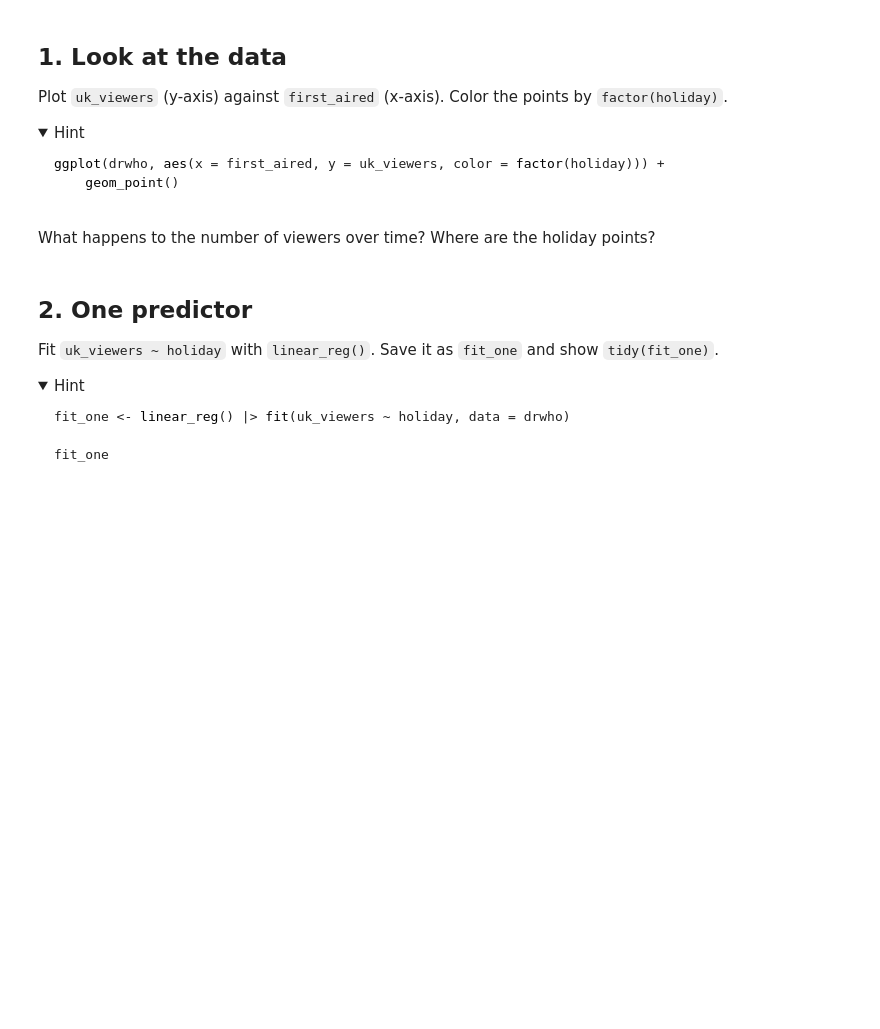
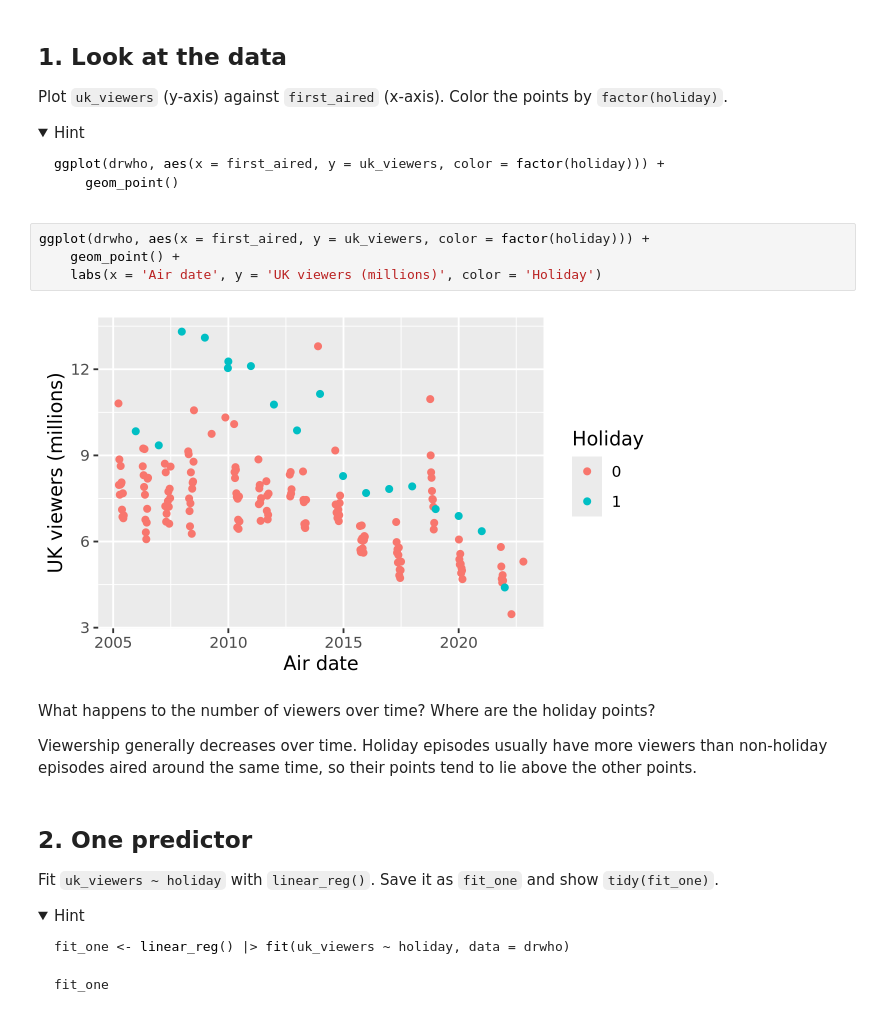
Before and after one commit to Etornamagbemabiese/codespace, a Jupyter notebook: exercises/12-drwho-exercise.ipynb, the cells around one changed output. Cells and saved outputs as stored; diff of their text form; folded sections open; blank space fills up the shorter version.

Commit message:
complete exercises/12-drwho-exercise.ipynb

````diff
--- a/exercises/12-drwho-exercise.ipynb
+++ b/exercises/12-drwho-exercise.ipynb
@@ -54,8 +75,16 @@ ggplot(drwho, aes(x = first_aired, y = uk_viewers, color = factor(holiday))) +
 ```
 
 </details>
+# %%
+ggplot(drwho, aes(x = first_aired, y = uk_viewers, color = factor(holiday))) +
+    geom_point() +
+    labs(x = 'Air date', y = 'UK viewers (millions)', color = 'Holiday')
+# %% [output]
+[figure, added]
 # %% [markdown]
 What happens to the number of viewers over time? Where are the holiday points?
+
+Viewership generally decreases over time. Holiday episodes usually have more viewers than non-holiday episodes aired around the same time, so their points tend to lie above the other points.
 # %% [markdown]
 ## 2. One predictor
 
````
Also changed, not shown: parts of 9 cells of this notebook.
